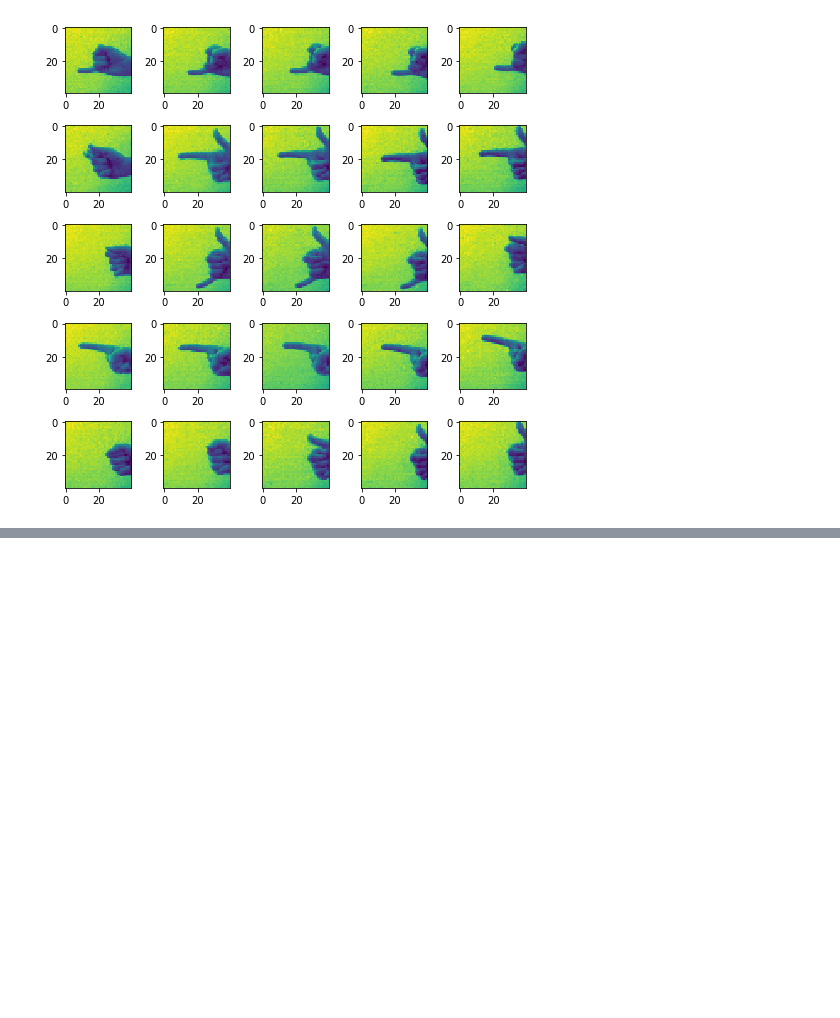
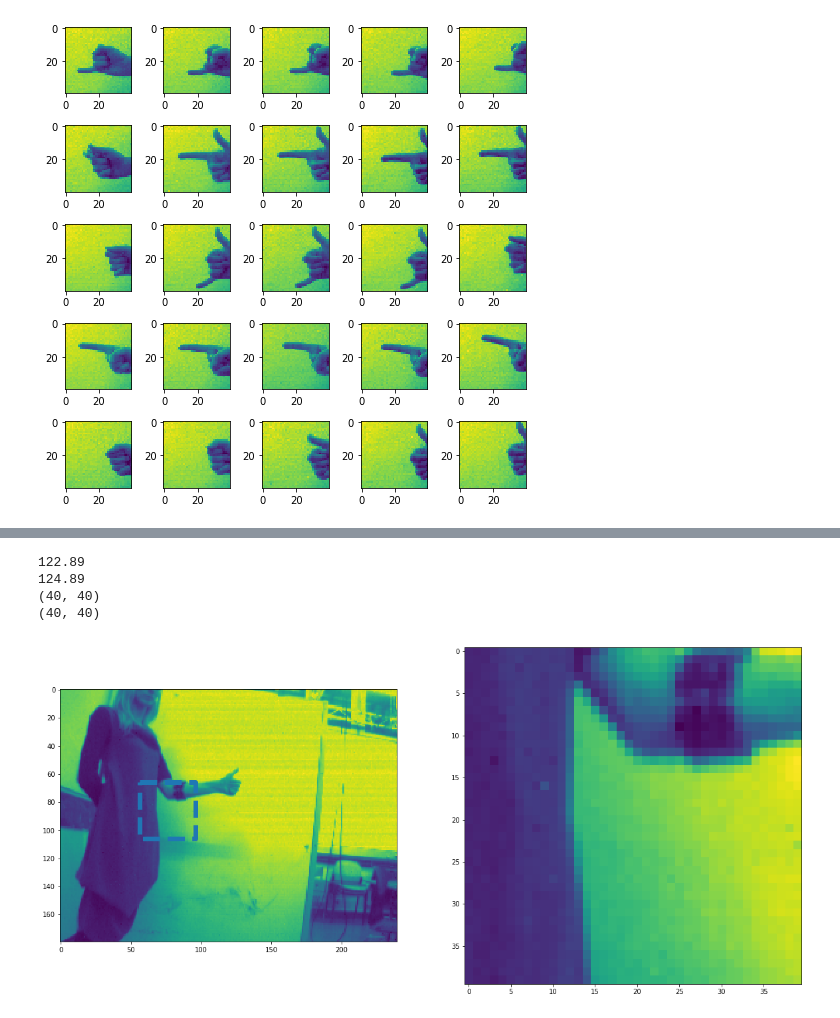
Before and after one commit to Enny1991/dvs_emg_fusion, a Jupyter notebook: HOG_DAVIS_Frames.ipynb, the cells around one changed output, grey strips where cells are left out. Drawn from its saved outputs; the diff is of its cells as text; code cells hidden in the pictures; blank space fills up the shorter version.

```diff
--- a/HOG_DAVIS_Frames.ipynb
+++ b/HOG_DAVIS_Frames.ipynb
@@ -294,10 +293,10 @@ for subject, data in subjects.items():
                 sl2 = (davis_times > beginning) & (davis_times < ending)
 
                 times = davis_times[sl2]
-                imgs = davis_frames[sl2][3:]
+                imgs = davis_frames[sl2][4:-4]
 
                 for kk, iii in enumerate(imgs):
-                    plt.imsave(f'./dump/img_src/{subject}_{trial}_{kk}.tiff', iii)
+                    plt.imsave(f'./dump/img_src/{subject}_{gesture}_{trial}_{kk}.tiff', iii)
 # %% [output]
 subject01_session01 :: pinky :: 0
 subject01_session01 :: pinky :: 1
@@ -687,0 +456,16 @@ JOIN (test) 0.8051724137931034
+# %%
+# TRIPLE FIX
+a = np.where(np.diff(davis_times) < 0)[0]
+print(a)
+davis_times = davis_times[a[1] + 1:]
+davis_frames = davis_frames[a[1] + 1:]
+c = np.where(np.diff(davis_times) < 0)[0]
+print(c)
+davis_times = davis_times[a[1] + 1:]
+davis_frames = davis_frames[a[1] + 1:]
+davis_times[2, c[0] + 1:] += davis_times[c[0]]
+# %%
+# base
+k = find_trigger(davis_times)
+davis_times = davis_times[k:]
+davis_frames = davis_frames[k:]
@@ -687,0 +477,53 @@ JOIN (test) 0.8051724137931034
+# %%
+gesture = 'thumb'
+trial = 4
+
+# load beginning and end
+b = np.array(subjects[subject].begs[gesture][trial]) / corrections[subject]['fs']
+e = np.array(subjects[subject].ends[gesture][trial]) / corrections[subject]['fs']
+
+print(b)
+print(e)
+
+frame_size = 0.2
+shift = -3
+beginning = b + shift
+ending = beginning + frame_size
+# slice
+
+sl2 = (davis_times > beginning) & (davis_times < ending)
+
+times = davis_times[sl2]
+imgs = davis_frames[sl2]
+
+
+fig, ax = plt.subplots(1, 2, figsize=(20,10))
+
+
+iii = imgs[0][::-1, :][:, ::-1]
+
+_ = ax[0].imshow(iii)
+ax[0].plot([x - S - corr_x, x + S - corr_x, x + S - corr_x, x - S - corr_x, x - S - corr_x],
+           [y  - S - corr_y, y  - S - corr_y, y + S - corr_y, y  + S - corr_y, y  - S - corr_y], '--', linewidth=7)
+
+aa = iii[max(0, y - S - corr_y): y + S - corr_y, x - S - corr_x:x + S - corr_x]
+
+# if (aa.shape[0] < S * 2):
+#     aa = np.concatenate([np.zeros((S * 2 - aa.shape[0], aa.shape[1])), aa])
+
+# if (aa.shape[1] < S * 2):
+#     aa = np.concatenate([np.zeros((aa.shape[0], S * 2 - aa.shape[1])), aa], 1)
+
+print(aa.shape)
+
+# aa = cv2.resize(aa, None, fx=0.25, fy=0.25, interpolation=cv2.INTER_CUBIC)
+
+print(aa.shape)
+
+_ = ax[1].imshow(aa)
+# %% [output]
+122.89
+124.89
+(40, 40)
+(40, 40)
+[figure, added]
```
Also changed, not shown: parts of 21 cells of this notebook.
